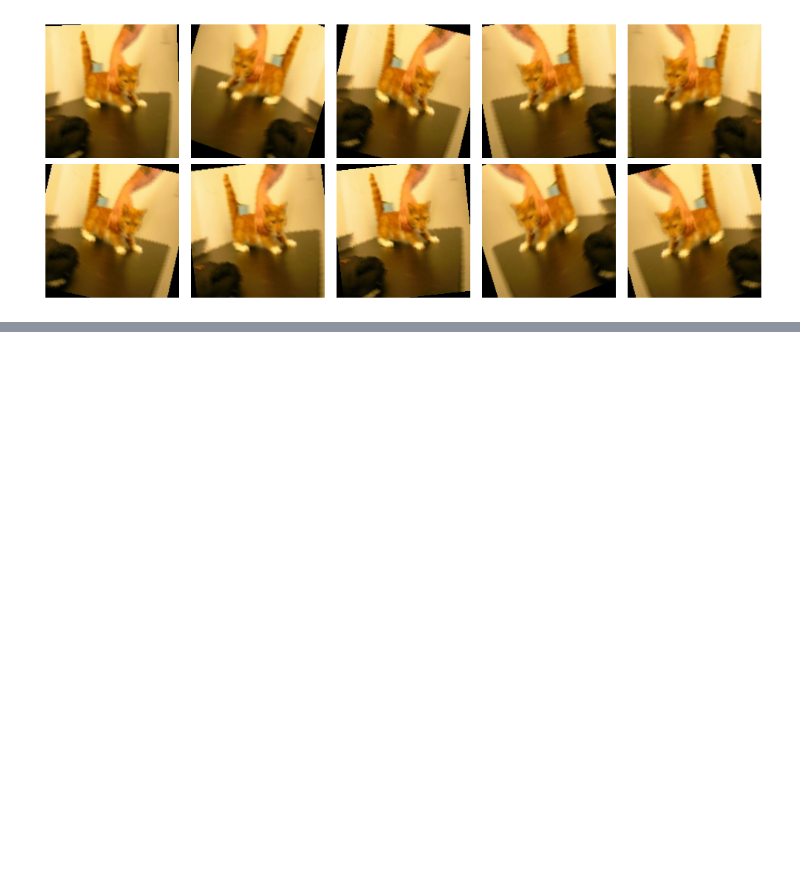
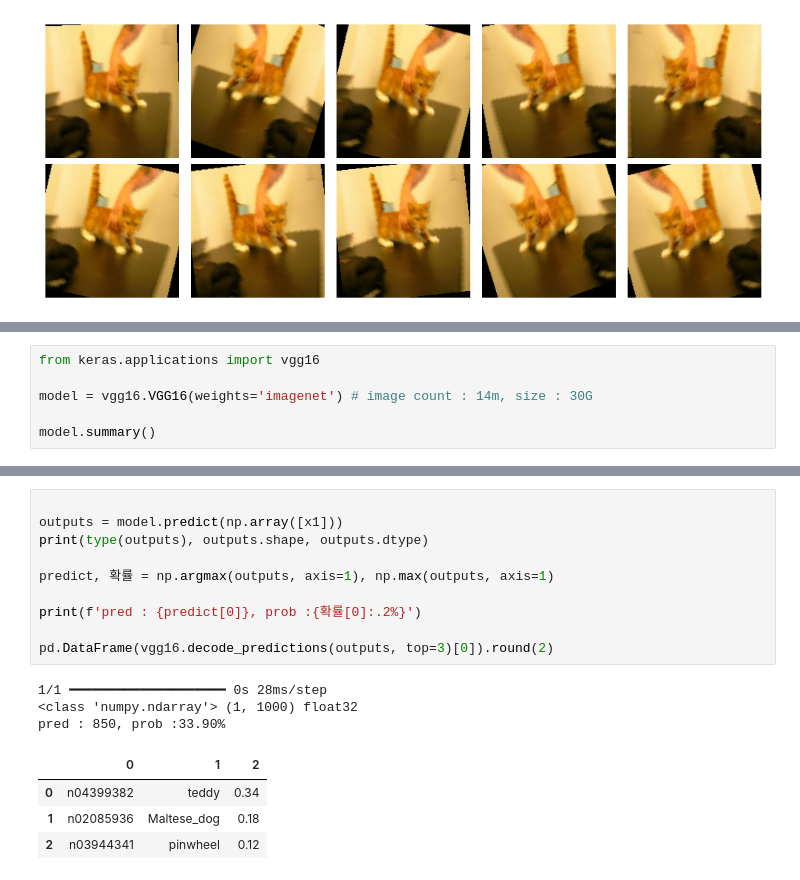
Before and after one commit to llsdah/deep-learning-practice, a Jupyter notebook: keras-dl-summary/day2_me.ipynb, the cells around one changed output, grey strips where cells are left out. Drawn from its saved outputs; the diff is of its cells as text; blank space fills up the shorter version.

```diff
--- a/keras-dl-summary/day2_me.ipynb
+++ b/keras-dl-summary/day2_me.ipynb
@@ -812,0 +860,6 @@ history = model.fit(
+# %%
+from keras.applications import vgg16
+
+model = vgg16.VGG16(weights='imagenet') # image count : 14m, size : 30G
+
+model.summary()
@@ -812,0 +907,18 @@ history = model.fit(
+# %%
+
+outputs = model.predict(np.array([x1]))
+print(type(outputs), outputs.shape, outputs.dtype)
+
+predict, 확률 = np.argmax(outputs, axis=1), np.max(outputs, axis=1)
+
+print(f'pred : {predict[0]}, prob :{확률[0]:.2%}')
+
+pd.DataFrame(vgg16.decode_predictions(outputs, top=3)[0]).round(2)
+# %% [output]
+1/1 ━━━━━━━━━━━━━━━━━━━━ 0s 28ms/step
+<class 'numpy.ndarray'> (1, 1000) float32
+pred : 850, prob :33.90%
+|  | 0 | 1 | 2 |
+| 0 | n04399382 | teddy | 0.34 |
+| 1 | n02085936 | Maltese_dog | 0.18 |
+| 2 | n03944341 | pinwheel | 0.12 |
```
Also changed, not shown: parts of 5 cells of this notebook, 25 other files.
